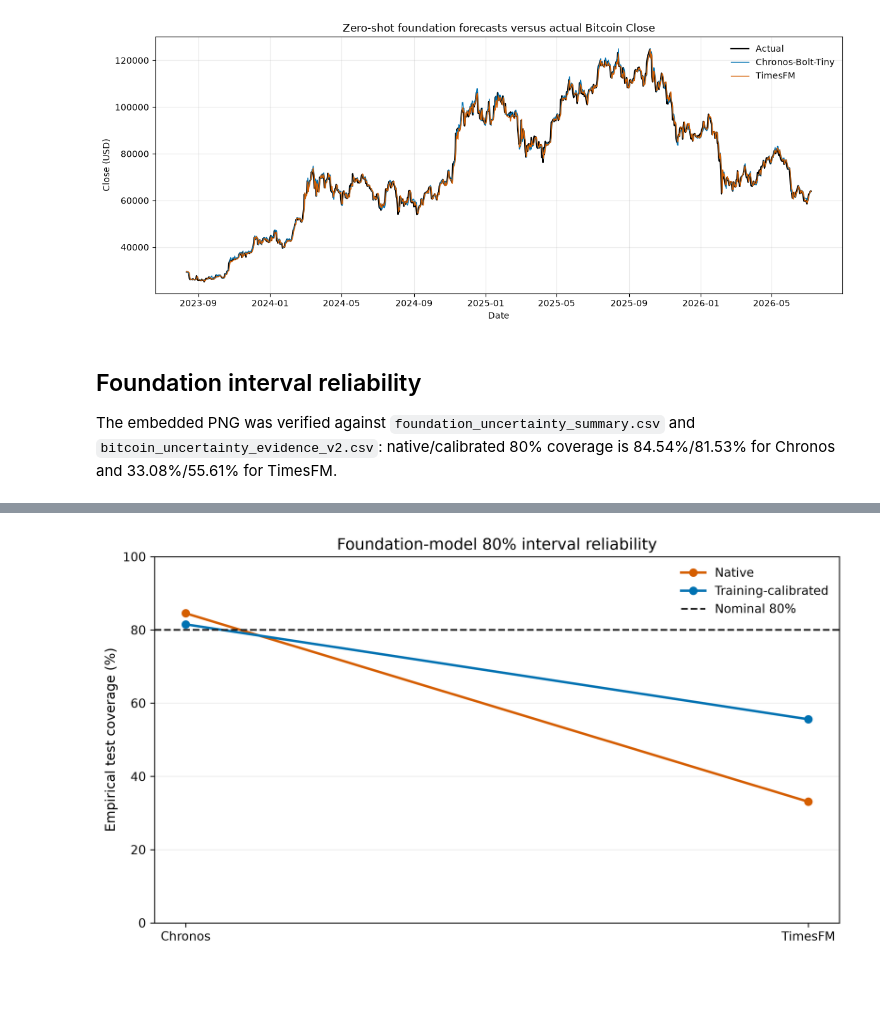
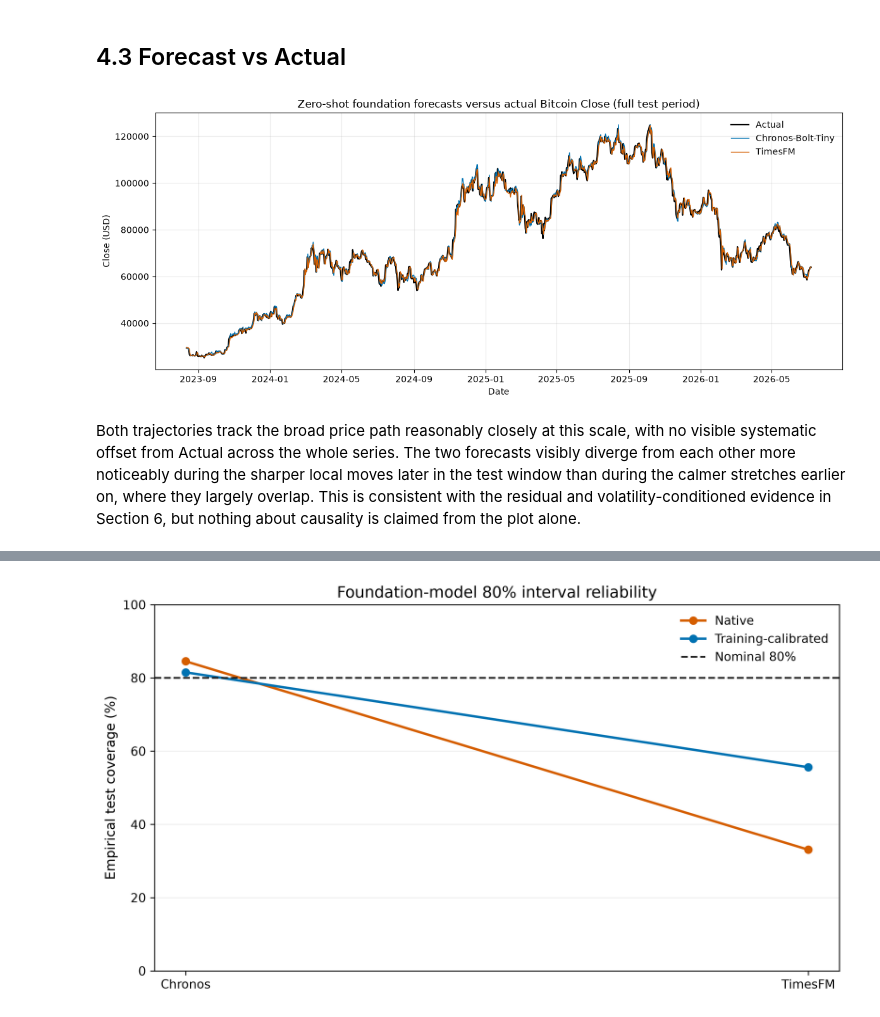
Before and after one commit to mdsoadsolaiman/Time-Series-Foundation-Models, a Jupyter notebook: notebooks/06_Bitcoin_Foundation_Models.ipynb, the cells around one changed output, grey strips where cells are left out. Saved outputs shown, nothing was run; the diff lists cells and outputs as text; code cells hidden in the pictures; blank space fills up the shorter version.

Commit message:
Foundation Model Structured

```diff
--- a/notebooks/06_Bitcoin_Foundation_Models.ipynb
+++ b/notebooks/06_Bitcoin_Foundation_Models.ipynb
@@ -57,19 +207,16 @@ metric_table(
+# %% [markdown]
+## 4.3 Forecast vs Actual
 # %%
-import matplotlib.pyplot as plt
-
-# Overlay both frozen foundation forecasts on held-out actual prices.
 fig, ax = plt.subplots(figsize=(12, 5))
 ax.plot(validated.index, validated.Actual, color='black', linewidth=1.6, label='Actual')
 ax.plot(validated.index, validated.Chronos_Bolt_Tiny, color='#0072B2', linewidth=1.0, label='Chronos-Bolt-Tiny')
 ax.plot(validated.index, validated.TimesFM, color='#D55E00', linewidth=1.0, label='TimesFM')
-ax.set(title='Zero-shot foundation forecasts versus actual Bitcoin Close', xlabel='Date', ylabel='Close (USD)')
+ax.set(title='Zero-shot foundation forecasts versus actual Bitcoin Close (full test period)', xlabel='Date', ylabel='Close (USD)')
 ax.grid(alpha=0.25)
 ax.legend(frameon=False)
 fig.tight_layout()
 plt.show()
 # %% [output]
-[figure, old version]
+[figure, new version]
-# %% [markdown]
-## Foundation interval reliability
-
-The embedded PNG was verified against `foundation_uncertainty_summary.csv` and `bitcoin_uncertainty_evidence_v2.csv`: native/calibrated 80% coverage is 84.54%/81.53% for Chronos and 33.08%/55.61% for TimesFM.
+# %% [markdown]
+Both trajectories track the broad price path reasonably closely at this scale, with no visible systematic offset from Actual across the whole series. The two forecasts visibly diverge from each other more noticeably during the sharper local moves later in the test window than during the calmer stretches earlier on, where they largely overlap. This is consistent with the residual and volatility-conditioned evidence in Section 6, but nothing about causality is claimed from the plot alone.
```
Also changed, not shown: parts of 42 cells of this notebook.
